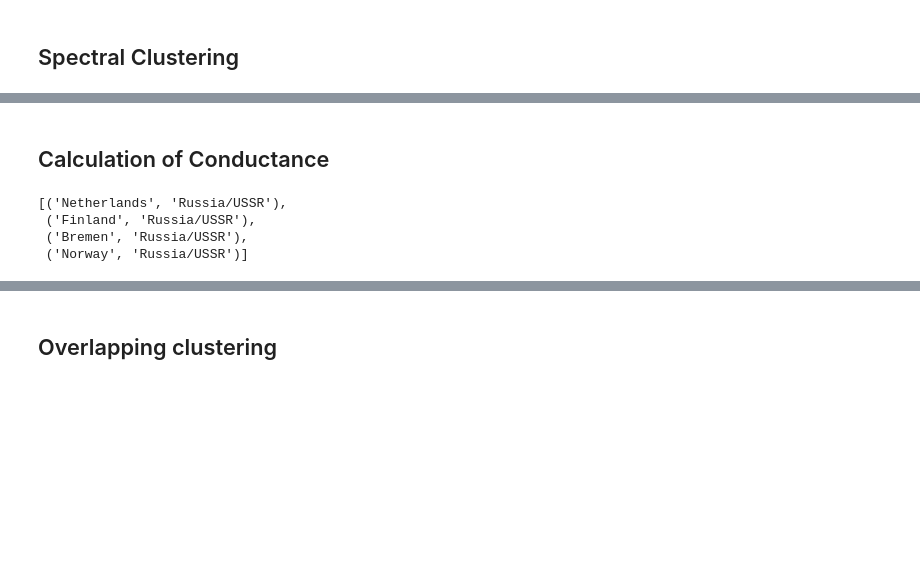
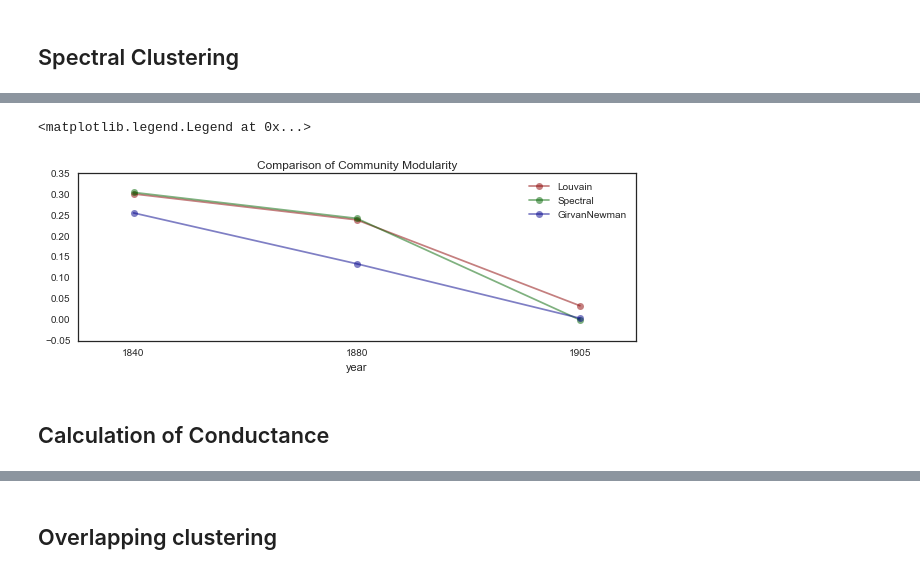
Before and after one commit to mydu/bilateral-vis, a Jupyter notebook: data-processing.ipynb, the cells around one changed output, grey strips where cells are left out. Saved outputs shown, nothing was run; the diff lists cells and outputs as text; code cells hidden in the pictures; blank space fills up the shorter version.

```diff
--- a/data-processing.ipynb
+++ b/data-processing.ipynb
@@ -173,3 +216,29 @@ plt.show()
+# %%
+modu_1880 = [community_louvain.modularity(dict_predict_louvain, G),\
+                   community_louvain.modularity(dict_predict_spec, G),\
+                   community_louvain.modularity(dict_predict_newman, G)]
+# %%
+plt.figure(figsize = [10,3])
+list_year = [1840,1880,1905]
+sns.set_style("white")
+
+plt.plot(range(3),modu_1840, color = 'darkred',label = "Louvain",marker = 'o',alpha=0.5)
+plt.plot(range(3),modu_1880, color = 'darkgreen',label = "Spectral",marker = 'o',alpha=0.5)
+plt.plot(range(3),modu_1905, color = 'darkblue',label = "GirvanNewman",marker = 'o',alpha=0.5)
+plt.xticks(range(3),list_year)
+
+plot_margin = 0.25
+
+x0, x1, y0, y1 = plt.axis()
+plt.axis((x0 - plot_margin,
+          x1 + plot_margin,
+          y0 ,y1))
+plt.xlabel("year")
+plt.title("Comparison of Community Modularity")
+plt.legend()
+# %% [output]
+<matplotlib.legend.Legend at 0x...>
+[figure, added]
 # %% [markdown]
 ## Calculation of Conductance
 # %%
@@ -310,13 +379,4 @@ def get_cluster_nodes_from_dict(cluster_index,dict_predict):
     return the nodes of a certain cluster
     """
     return {k:v for (k,v) in dict_predict.items() if v==cluster_index}.keys()
-# %%
-#test
-conductance(G,get_cluster_nodes_from_dict(4,dict_predict),get_cluster_nodes_from_dict(2,dict_predict))
-nx.edge_boundary(G,get_cluster_nodes_from_dict(4,dict_predict),get_cluster_nodes_from_dict(2,dict_predict))
-# %% [output]
-[('Netherlands', 'Russia/USSR'),
- ('Finland', 'Russia/USSR'),
- ('Bremen', 'Russia/USSR'),
- ('Norway', 'Russia/USSR')]
 # %%
```
Also changed, not shown: parts of 38 cells of this notebook.
